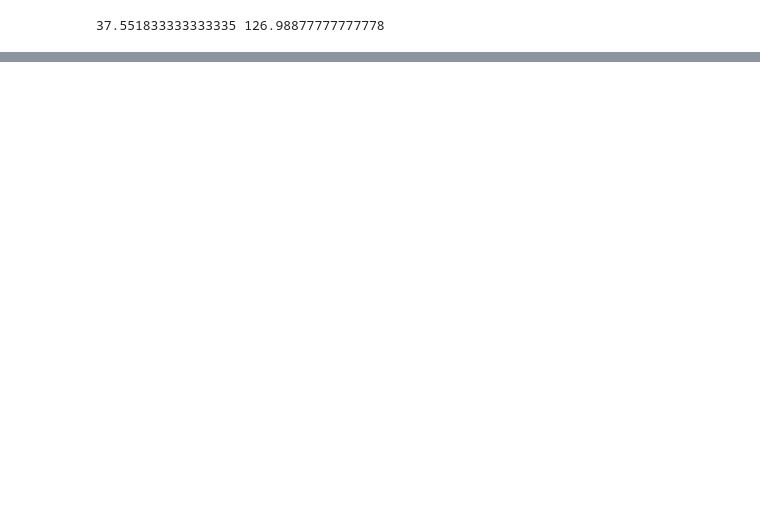
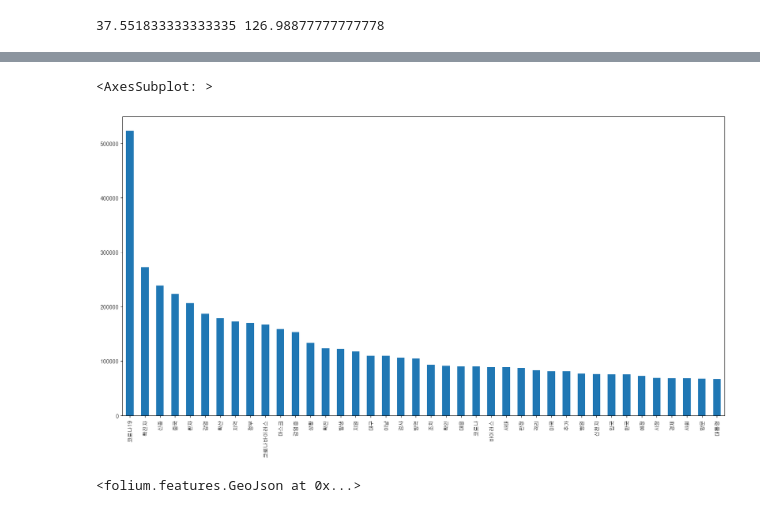
Before and after one commit to rainsky3840/Bootcamp_project, a Jupyter notebook: 김지수/COVID.ipynb, the cells around one changed output, grey strips where cells are left out. Cells and saved outputs as stored; diff of their text form; code cells hidden in the pictures; blank space fills up the shorter version.

```diff
--- a/김지수/COVID.ipynb
+++ b/김지수/COVID.ipynb
@@ -41,0 +112,7 @@ df
+# %%
+i_keys_010203 = pd.concat([news_202001,news_202002,news_202003])
+# %%
+i_keys_010203 = i_keys_010203['키워드']
+# %%
+i_keys_010203 = i_keys_010203.dropna()
+i_keys_010203
@@ -41,0 +132,7 @@ df
+# %%
+keywards_010203 = i_keys_010203[i_keys_010203.str.contains('감염|집단')].str.split(',').apply(lambda x: pd.Series(x))
+# %%
+keywards_010203.stack().value_counts().head(40).plot(kind='bar', figsize=(20,10))
+# %% [output]
+<AxesSubplot: >
+[figure, added]
@@ -44,3 +149,10 @@ m = folium.Map([center_lat,center_lon], zoom_start = 15)
+# %%
+folium.GeoJson(
+    seoul_geo,
+    name='지역구'
+).add_to(m)
+# %% [output]
+<folium.features.GeoJson at 0x...>
 # %%
 m
 # %% [output]
```
Also changed, not shown: parts of 24 cells of this notebook.
